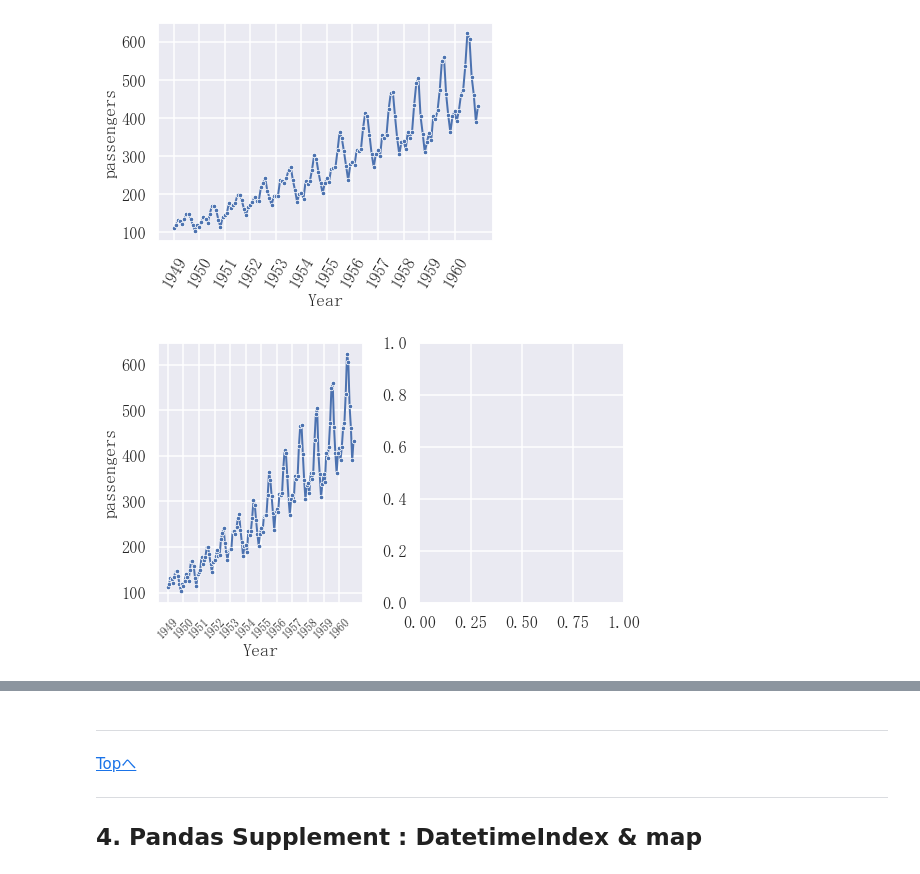
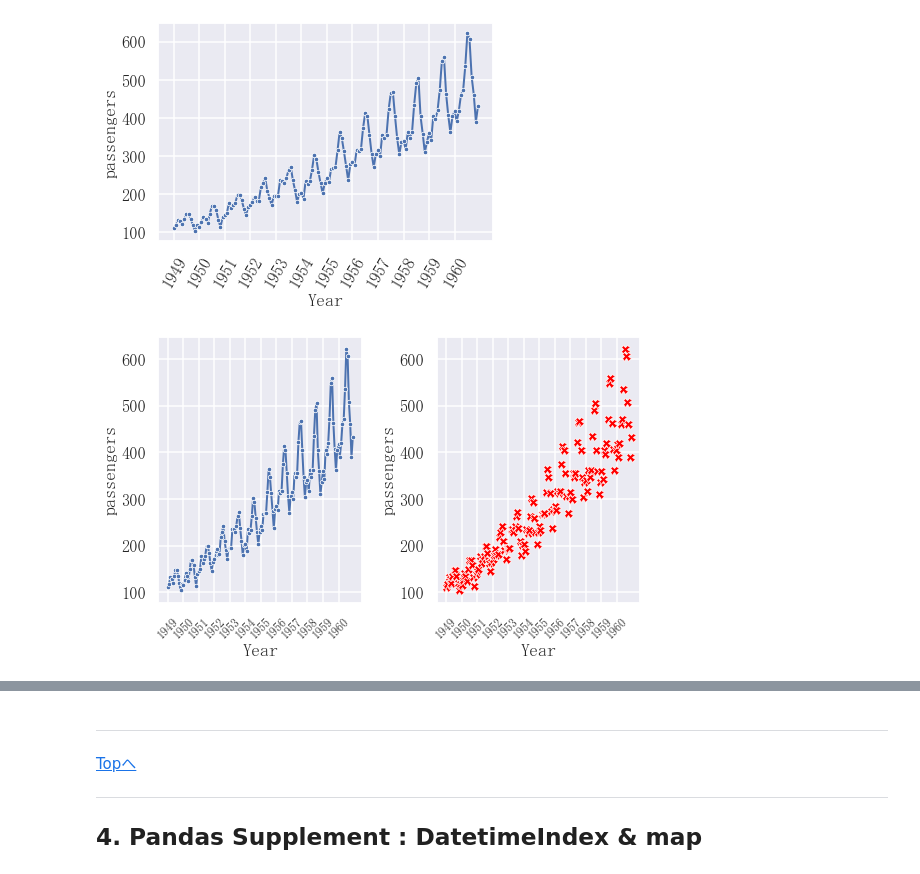
Before and after one commit to arata234/DataScience, a Jupyter notebook: pandas_practice/5_Dist_Rel_plot.ipynb, the cells around one changed output, grey strips where cells are left out. Saved outputs shown, nothing was run; the diff lists cells and outputs as text; code cells hidden in the pictures.

```diff
--- a/pandas_practice/5_Dist_Rel_plot.ipynb
+++ b/pandas_practice/5_Dist_Rel_plot.ipynb
@@ -369,17 +369,17 @@ plt.show()
 # %%
 fig, axes = plt.subplots(1, 2, figsize=(8, 5), tight_layout=True)
 sns.lineplot(data=flights, x=flights.index, y='passengers',
              marker='.', linewidth=2, ax=axes[0])
 axes[0].set_xlabel('Year')
 axes[0].set_xticks(idx)
 axes[0].set_xticklabels(years, fontsize=12, rotation=45)
 
 sns.lineplot(data=flights, x=flights.index, y='passengers',
-             marker='.', linewidth=2, ax=axes[1])
+             marker='X', linewidth=0, ax=axes[1], markerfacecolor='red')
 axes[1].set_xlabel('Year')
 axes[1].set_xticks(idx)
 axes[1].set_xticklabels(years, fontsize=12, rotation=45)
 
 plt.show()
 # %% [output]
-[figure, old version]
+[figure, new version]
```
Also changed, not shown: parts of 9 cells of this notebook.
